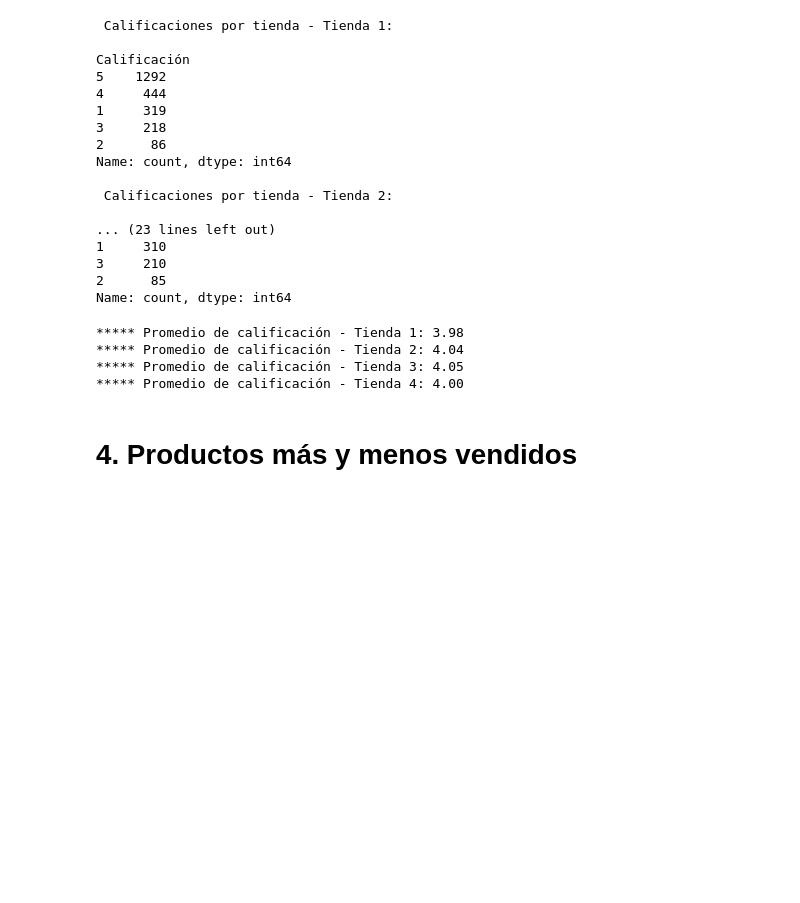
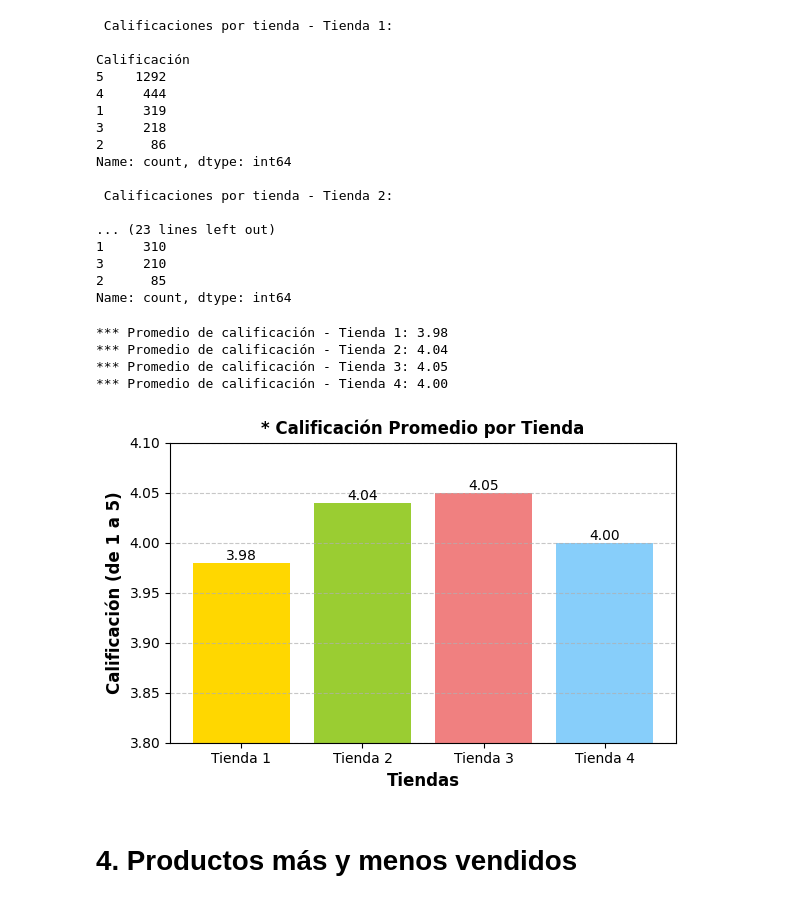
Before and after one commit to MichMDLT/Alura-store-data-science, a Jupyter notebook: AluraStoreLatam.ipynb, the cells around one changed output. Saved outputs shown, nothing was run; the diff lists cells and outputs as text; code cells hidden in the pictures; blank space fills up the shorter version.

```diff
--- a/AluraStoreLatam.ipynb
+++ b/AluraStoreLatam.ipynb
@@ -405,12 +404,41 @@ Name: count, dtype: int64
 promedios_calificacion = list(map(lambda x: x['Calificación'].sum() / x['Calificación'].count(), tiendas))
 
 for i, promedio in enumerate(promedios_calificacion, start=1):
-    print(f"***** Promedio de calificación - Tienda {i}: {promedio:.2f}")
+    print(f"*** Promedio de calificación - Tienda {i}: {promedio:.2f}")
 # %% [output]
-***** Promedio de calificación - Tienda 1: 3.98
-***** Promedio de calificación - Tienda 2: 4.04
-***** Promedio de calificación - Tienda 3: 4.05
-***** Promedio de calificación - Tienda 4: 4.00
+*** Promedio de calificación - Tienda 1: 3.98
+*** Promedio de calificación - Tienda 2: 4.04
+*** Promedio de calificación - Tienda 3: 4.05
+*** Promedio de calificación - Tienda 4: 4.00
+# %%
+# Datos
+tiendas_nombre = ['Tienda 1', 'Tienda 2', 'Tienda 3', 'Tienda 4']
+promedios_calificacion = [3.98, 4.04, 4.05, 4.00]
+colors = ['gold', 'yellowgreen', 'lightcoral', 'lightskyblue']
+
+# Crear gráfico de barras
+plt.figure(figsize=(6, 4))
+bars = plt.bar(tiendas_nombre, promedios_calificacion, color=colors)
+
+# Título y etiquetas con tipo de letra (font)
+plt.title('* Calificación Promedio por Tienda', fontsize=12, fontweight='bold', fontname='DejaVu Sans')
+plt.xlabel('Tiendas', fontsize=12, fontname='DejaVu Sans', fontweight='bold')
+plt.ylabel('Calificación (de 1 a 5)', fontsize=12, fontname='DejaVu Sans', fontweight='bold')
+
+# Mostrar los valores arriba de cada barra
+for bar in bars:
+    y = bar.get_height()
+    plt.text(bar.get_x() + bar.get_width()/2, y, f"{y:.2f}", ha='center', va='bottom')
+
+# Ajustar límite del eje y
+plt.ylim(3.8, 4.1)
+
+# Mostrar gráfico
+plt.grid(axis='y', linestyle='--', alpha=0.7)
+plt.tight_layout()
+plt.show()
+# %% [output]
+[figure, added]
 # %% [markdown]
 # 4. Productos más y menos vendidos
 # %% [markdown]
```
Also changed, not shown: parts of 2 cells of this notebook.
